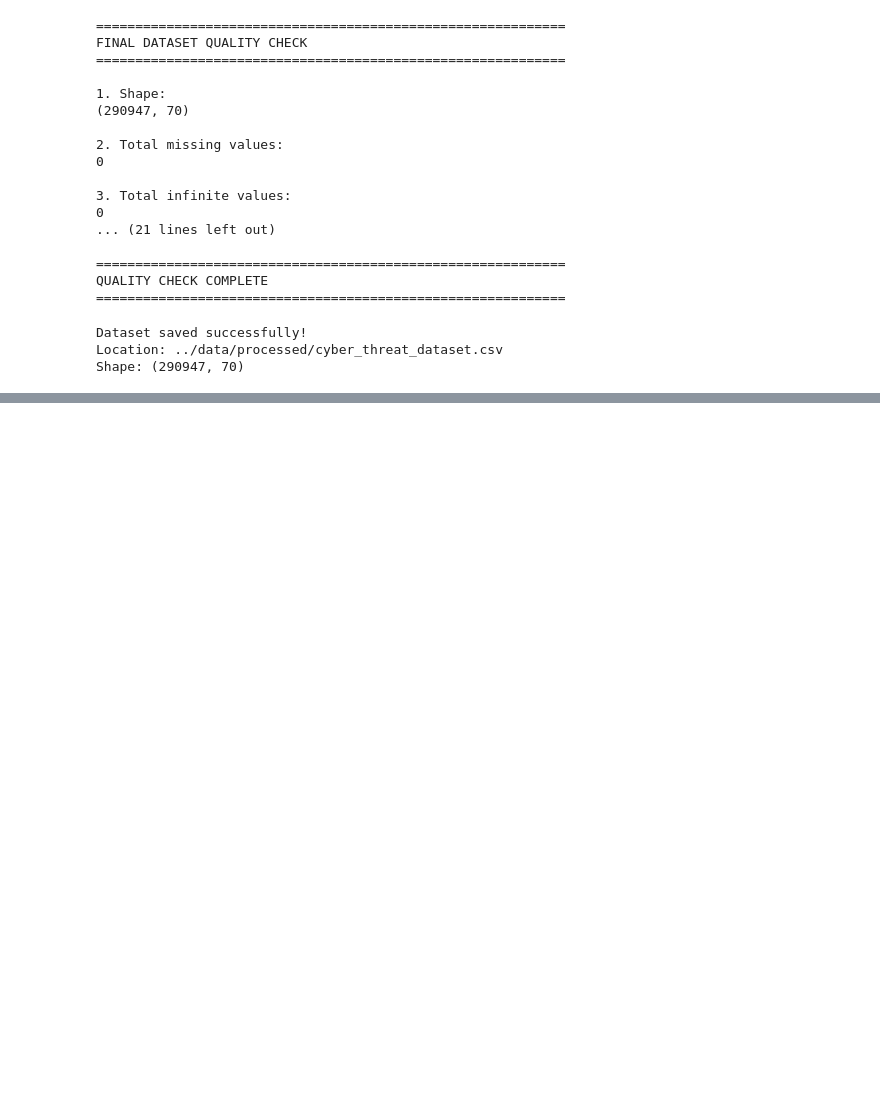
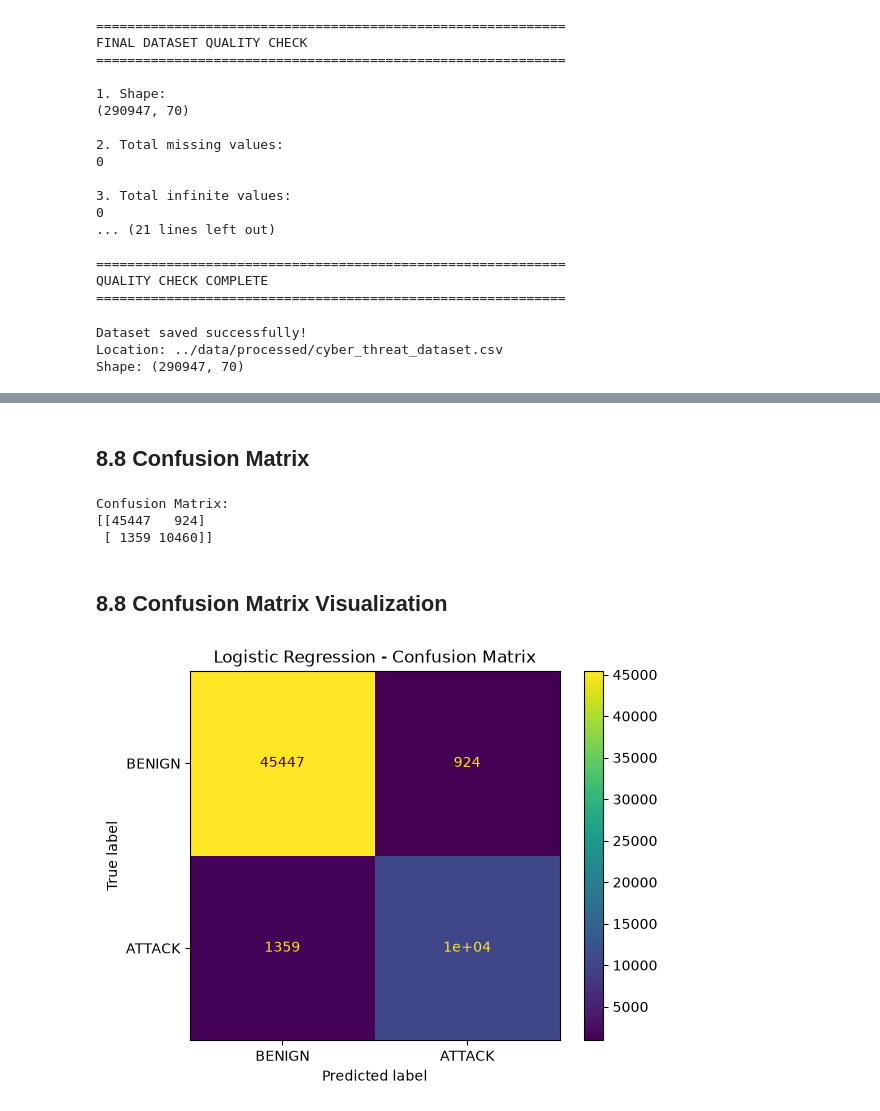
Before and after one commit to mhdniihal/simpleaiprojects, a Jupyter notebook: cyber_threat_detection/notebooks/01_initial_eda.ipynb, the cells around one changed output, grey strips where cells are left out. Saved outputs shown, nothing was run; the diff lists cells and outputs as text; code cells hidden in the pictures; blank space fills up the shorter version.

Commit message:
Add baseline logistic regression model

```diff
--- a/cyber_threat_detection/notebooks/01_initial_eda.ipynb
+++ b/cyber_threat_detection/notebooks/01_initial_eda.ipynb
@@ -2152,0 +2232,14 @@ Shape: (290947, 70)
+# %%
+from sklearn.preprocessing import StandardScaler
+
+# Standardize features using statistics learned only from the training data.
+# This prevents information from the test set leaking into the training process.
+
+scaler = StandardScaler()
+
+X_train_scaled = scaler.fit_transform(X_train)
+
+X_test_scaled = scaler.transform(X_test)
+
+print("Scaled training shape:", X_train_scaled.shape)
+print("Scaled testing shape:", X_test_scaled.shape)
@@ -2152,0 +2284,8 @@ Shape: (290947, 70)
+# %%
+# Predict the class of unseen test records.
+
+y_pred = logistic_model.predict(
+    X_test_scaled
+)
+
+print("Predictions generated:", len(y_pred))
@@ -2152,0 +2340,26 @@ Shape: (290947, 70)
+# %% [markdown]
+## 8.8 Confusion Matrix
+# %%
+cm = confusion_matrix(y_test, y_pred)
+
+print("Confusion Matrix:")
+print(cm)
+# %% [output]
+Confusion Matrix:
+[[45447   924]
+ [ 1359 10460]]
+# %% [markdown]
+## 8.8 Confusion Matrix Visualization
+# %%
+import matplotlib.pyplot as plt
+from sklearn.metrics import ConfusionMatrixDisplay
+
+ConfusionMatrixDisplay(
+    confusion_matrix=cm,
+    display_labels=["BENIGN", "ATTACK"]
+).plot()
+
+plt.title("Logistic Regression - Confusion Matrix")
+plt.show()
+# %% [output]
+[figure, added]
```
Also changed, not shown: parts of 16 cells of this notebook.
